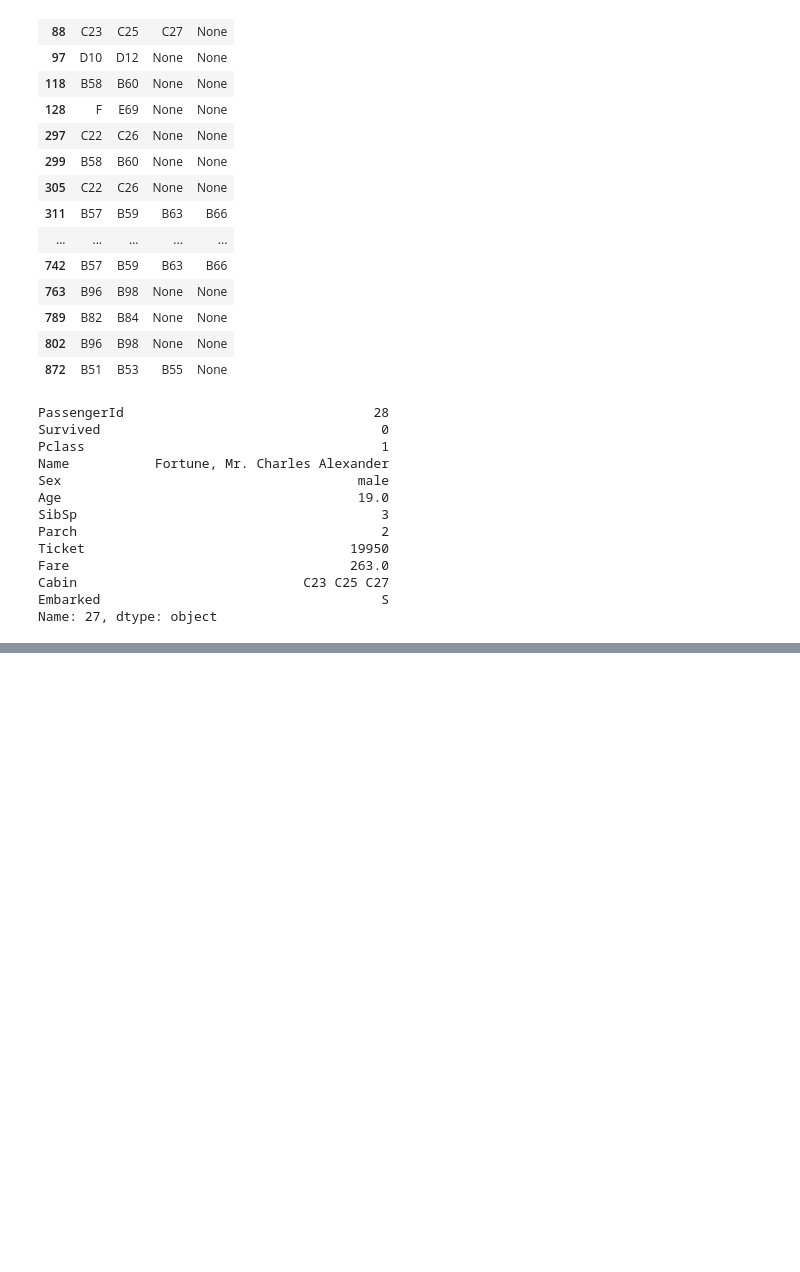
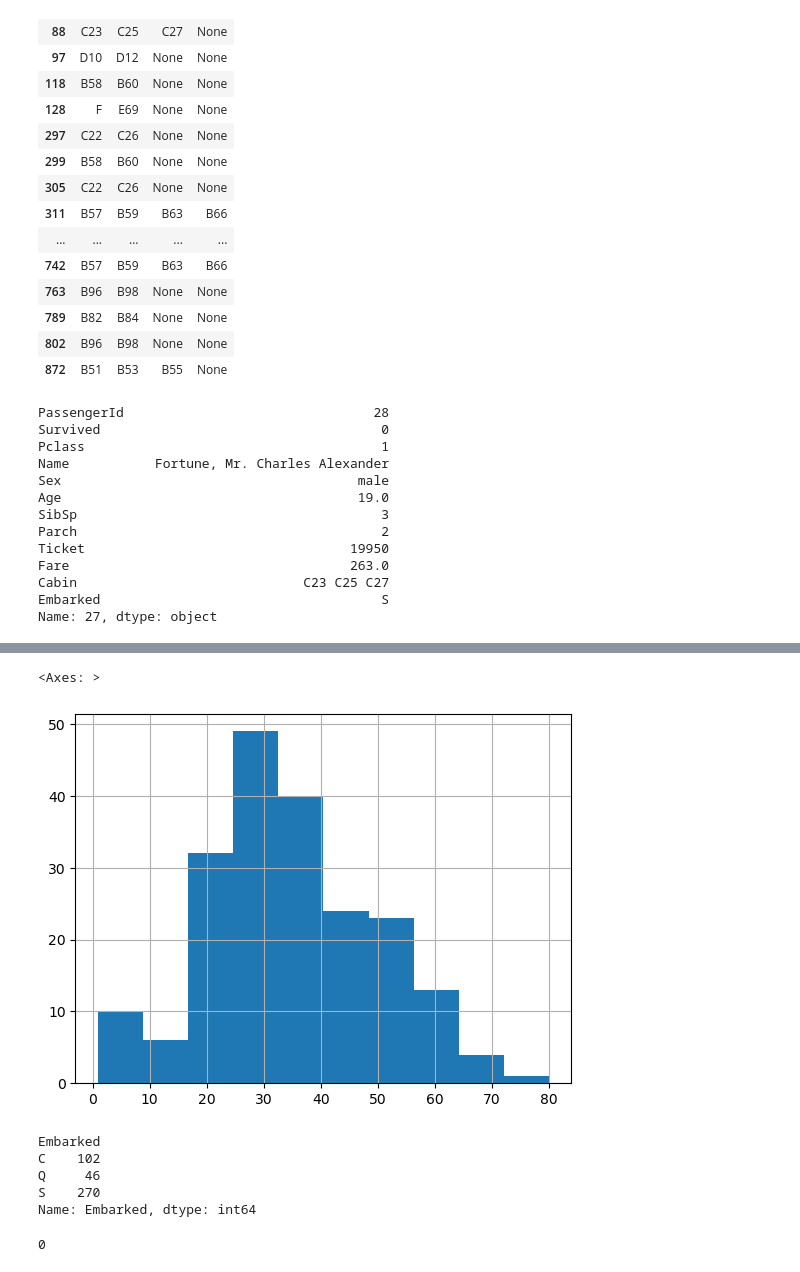
Before and after one commit to sydneycally-inclane-2812/titanic-survival-analysis, a Jupyter notebook: titanicSurvivalAnalysis_trainingDataOnly.ipynb, the cells around one changed output, grey strips where cells are left out. Cells and saved outputs as stored; diff of their text form; code cells hidden in the pictures; blank space fills up the shorter version.

```diff
--- a/titanicSurvivalAnalysis_trainingDataOnly.ipynb
+++ b/titanicSurvivalAnalysis_trainingDataOnly.ipynb
@@ -97,0 +178,10 @@ Name: 27, dtype: object
+# %%
+data_train["Title"] = data_train["Name"].str.split(", ", expand=True)[1].str.split(".", expand=True)[0]
+# %%
+data_train.drop("Name", axis=1, inplace=True)
+data_train.drop("PassengerId", axis=1, inplace=True)
+# %%
+data_train["Sex"].replace("male", 1, inplace=True)
+data_train["Sex"].replace("female", 0, inplace=True)
+# %%
+data_train.dropna(subset=["Embarked"], inplace=True)
@@ -97,0 +225,5 @@ Name: 27, dtype: object
+# %%
+data_train["Age"].hist()
+# %% [output]
+<Axes: >
+[figure, added]
@@ -97,0 +234,12 @@ Name: 27, dtype: object
+# %%
+data_test["Embarked"].groupby(data_test["Embarked"]).count()
+# %% [output]
+Embarked
+C    102
+Q     46
+S    270
+Name: Embarked, dtype: int64
+# %%
+data_test["Embarked"].isnull().sum()
+# %% [output]
+0
```
Also changed, not shown: parts of 18 cells of this notebook, 2 other files.
